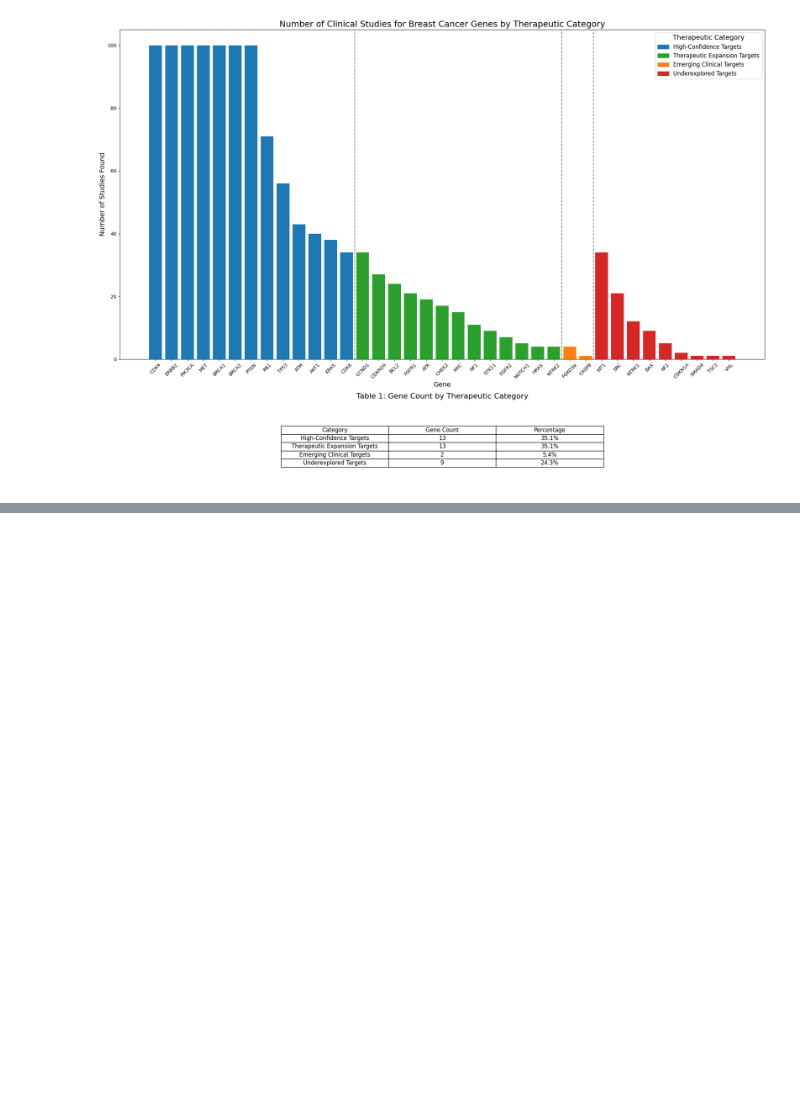
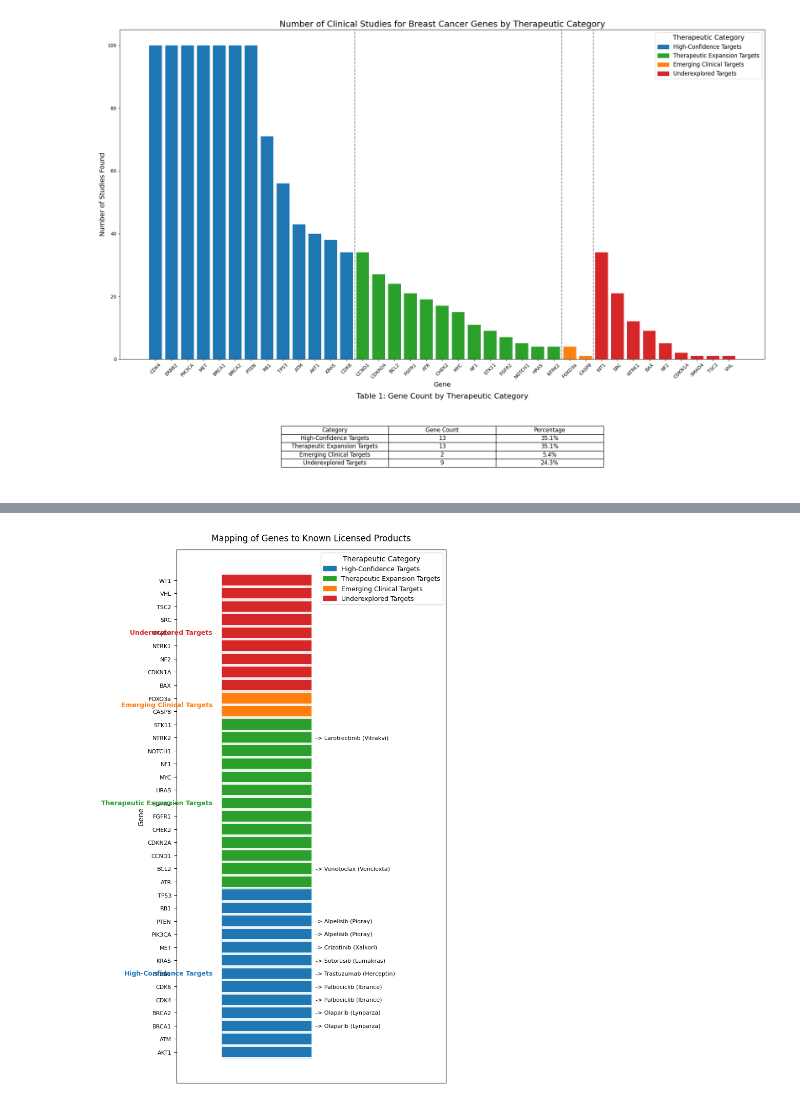
Before and after one commit to oliverraj/interpretable-machine-learning-oncology, a Jupyter notebook: notebooks/10_Combined_DE.ipynb, the cells around one changed output, grey strips where cells are left out. Saved outputs shown, nothing was run; the diff lists cells and outputs as text; code cells hidden in the pictures; blank space fills up the shorter version.

Commit message:
added new blocks

```diff
--- a/notebooks/10_Combined_DE.ipynb
+++ b/notebooks/10_Combined_DE.ipynb
@@ -3659,0 +2768,87 @@ plt.show()
+# %%
+import matplotlib.patches as patches
+
+# Sort df as before
+df['category'] = pd.Categorical(df['category'], categories=category_order, ordered=True)
+df = df.sort_values(by=['category', 'gene'], ascending=[True, True]).reset_index(drop=True)
+
+plt.figure(figsize=(7, 11))  # Smaller figure size
+
+ax = plt.gca()
+
+# Plot bars
+bars = plt.barh(df['gene'], [1] * len(df), color=df['category'].map(category_colors))
+
+# Add colored blocks with labels behind groups
+current_category = None
+start_idx = 0
+
+for i, category in enumerate(df['category']):
+    if category != current_category:
+        if current_category is not None:
+            ax.add_patch(
+                patches.Rectangle(
+                    (0, start_idx - 0.5),
+                    width=1,
+                    height=i - start_idx,
+                    color=category_colors[current_category],
+                    alpha=0.1,
+                    zorder=0
+                )
+            )
+            ax.text(
+                -0.1,
+                (start_idx + i - 1) / 2,
+                current_category,
+                va='center',
+                ha='right',
+                fontsize=9,
+                color=category_colors[current_category],
+                fontweight='bold'
+            )
+        current_category = category
+        start_idx = i
+
+# Last group rectangle and label
+ax.add_patch(
+    patches.Rectangle(
+        (0, start_idx - 0.5),
+        width=1,
+        height=len(df) - start_idx,
+        color=category_colors[current_category],
+        alpha=0.1,
+        zorder=0
+    )
+)
+ax.text(
+    -0.1,
+    (start_idx + len(df) - 1) / 2,
+    current_category,
+    va='center',
+    ha='right',
+    fontsize=9,
+    color=category_colors[current_category],
+    fontweight='bold'
+)
+
+# Add drug annotations
+for i, (gene, drug) in enumerate(zip(df['gene'], df['drug'])):
+    if drug != 'No Specific Drug':
+        plt.text(1.05, i, f'-> {drug}', va='center', fontsize=8, color='black')
+
+# Labels and formatting
+plt.title('Mapping of Genes to Known Licensed Products', fontsize=12, pad=12)
+plt.xlabel('Category & Drug Status', fontsize=10)
+plt.ylabel('Gene', fontsize=10)
+plt.yticks(fontsize=8)
+plt.xlim(-0.5, 2.5)
+plt.gca().get_xaxis().set_visible(False)
+
+# Legend
+handles = [patches.Patch(color=category_colors[label]) for label in category_colors]
+plt.legend(handles, category_colors.keys(), title="Therapeutic Category", fontsize=9, title_fontsize=10)
+
+plt.tight_layout()
+plt.show()
+# %% [output]
+[figure, added]
```
Also changed, not shown: parts of 15 cells of this notebook.
